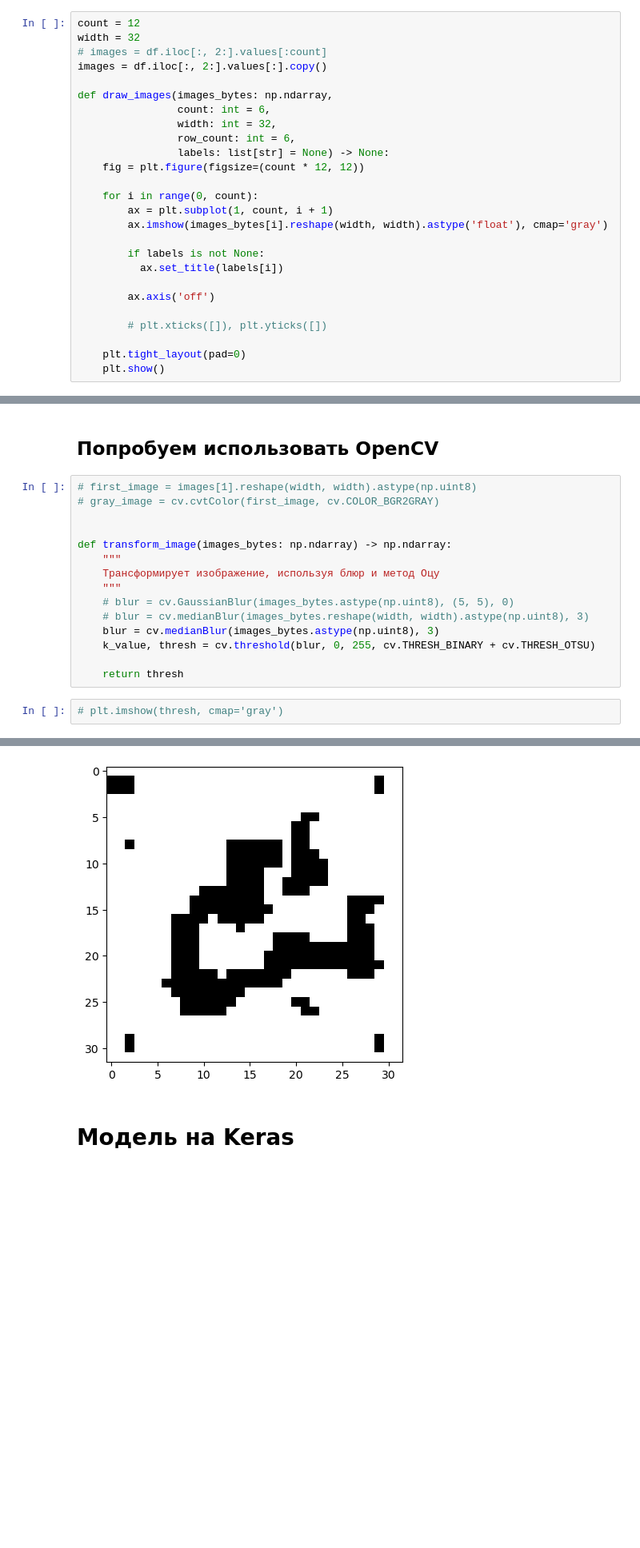
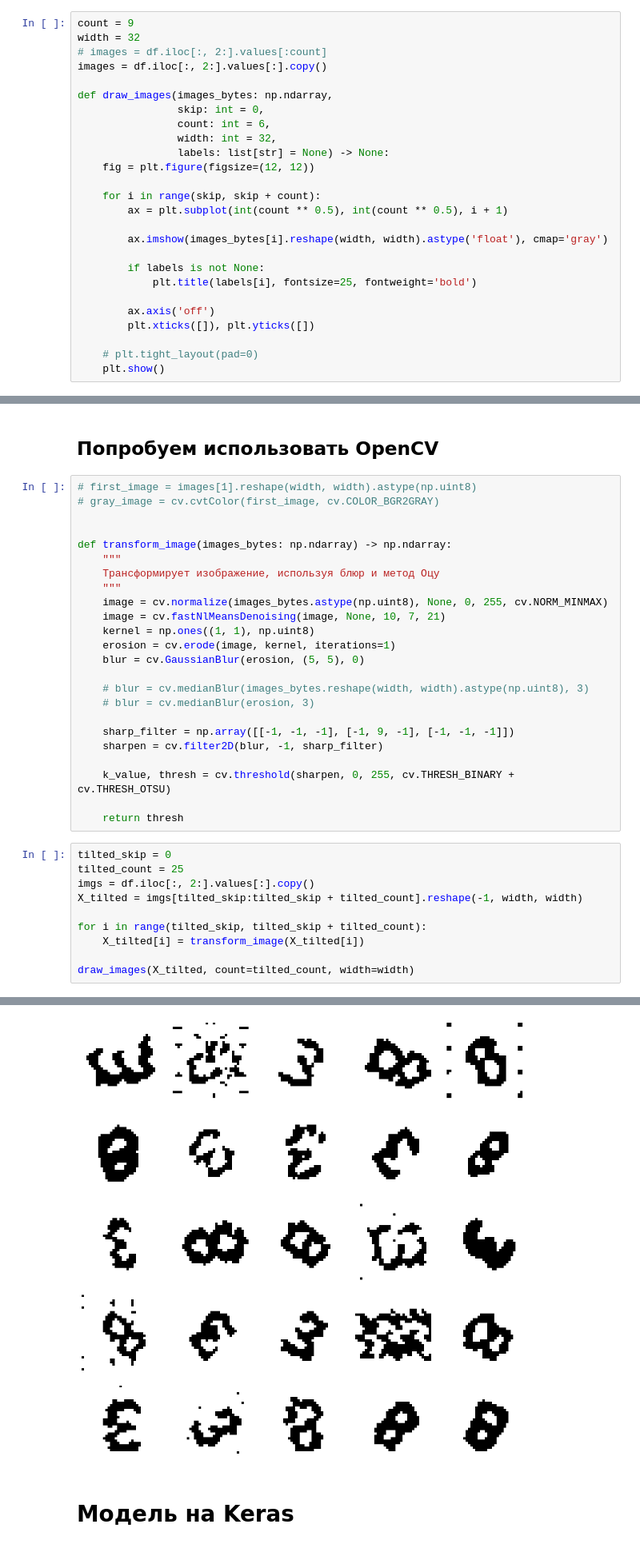
Before and after one commit to fpetrov/Summer-Data-Science-School, a Jupyter notebook: neural_network_approach.ipynb, the cells around one changed output, grey strips where cells are left out. Shown at 80% size. Saved outputs shown, nothing was run; the diff lists cells and outputs as text; blank space fills up the shorter version.

```diff
--- a/neural_network_approach.ipynb
+++ b/neural_network_approach.ipynb
@@ -21,30 +21,30 @@ df.head().iloc[:, :5]
 # %% [markdown]
 # Взглянем на изображения
 # %%
-count = 12
+count = 9
 width = 32
 # images = df.iloc[:, 2:].values[:count]
 images = df.iloc[:, 2:].values[:].copy()
 
 def draw_images(images_bytes: np.ndarray,
+                skip: int = 0,
                 count: int = 6,
                 width: int = 32,
-                row_count: int = 6,
                 labels: list[str] = None) -> None:
-    fig = plt.figure(figsize=(count * 12, 12))
+    fig = plt.figure(figsize=(12, 12))
 
-    for i in range(0, count):
-        ax = plt.subplot(1, count, i + 1)
+    for i in range(skip, skip + count):
+        ax = plt.subplot(int(count ** 0.5), int(count ** 0.5), i + 1)
+
         ax.imshow(images_bytes[i].reshape(width, width).astype('float'), cmap='gray')
 
         if labels is not None:
-          ax.set_title(labels[i])
+            plt.title(labels[i], fontsize=25, fontweight='bold')
 
         ax.axis('off')
+        plt.xticks([]), plt.yticks([])
 
-        # plt.xticks([]), plt.yticks([])
-
-    plt.tight_layout(pad=0)
+    # plt.tight_layout(pad=0)
     plt.show()
 # %%
 draw_images(images_bytes=images,
@@ -131,12 +132,29 @@ def transform_image(images_bytes: np.ndarray) -> np.ndarray:
     """
     Трансформирует изображение, используя блюр и метод Оцу
     """
-    # blur = cv.GaussianBlur(images_bytes.astype(np.uint8), (5, 5), 0)
+    image = cv.normalize(images_bytes.astype(np.uint8), None, 0, 255, cv.NORM_MINMAX)
+    image = cv.fastNlMeansDenoising(image, None, 10, 7, 21)
+    kernel = np.ones((1, 1), np.uint8)
+    erosion = cv.erode(image, kernel, iterations=1)
+    blur = cv.GaussianBlur(erosion, (5, 5), 0)
+
     # blur = cv.medianBlur(images_bytes.reshape(width, width).astype(np.uint8), 3)
-    blur = cv.medianBlur(images_bytes.astype(np.uint8), 3)
-    k_value, thresh = cv.threshold(blur, 0, 255, cv.THRESH_BINARY + cv.THRESH_OTSU)
+    # blur = cv.medianBlur(erosion, 3)
+
+    sharp_filter = np.array([[-1, -1, -1], [-1, 9, -1], [-1, -1, -1]])
+    sharpen = cv.filter2D(blur, -1, sharp_filter)
+
+    k_value, thresh = cv.threshold(sharpen, 0, 255, cv.THRESH_BINARY + cv.THRESH_OTSU)
 
     return thresh
 # %%
-# plt.imshow(thresh, cmap='gray')
+tilted_skip = 0
+tilted_count = 25
+imgs = df.iloc[:, 2:].values[:].copy()
+X_tilted = imgs[tilted_skip:tilted_skip + tilted_count].reshape(-1, width, width)
+
+for i in range(tilted_skip, tilted_skip + tilted_count):
+    X_tilted[i] = transform_image(X_tilted[i])
+
+draw_images(X_tilted, count=tilted_count, width=width)
 # %% [output]
@@ -144,4 +161,4 @@ def transform_image(images_bytes: np.ndarray) -> np.ndarray:
-[figure, old version]
+[figure, new version]
 # %% [markdown]
 # Модель на Keras
 # %%
```
Also changed, not shown: parts of 16 cells of this notebook, 4 other files.
